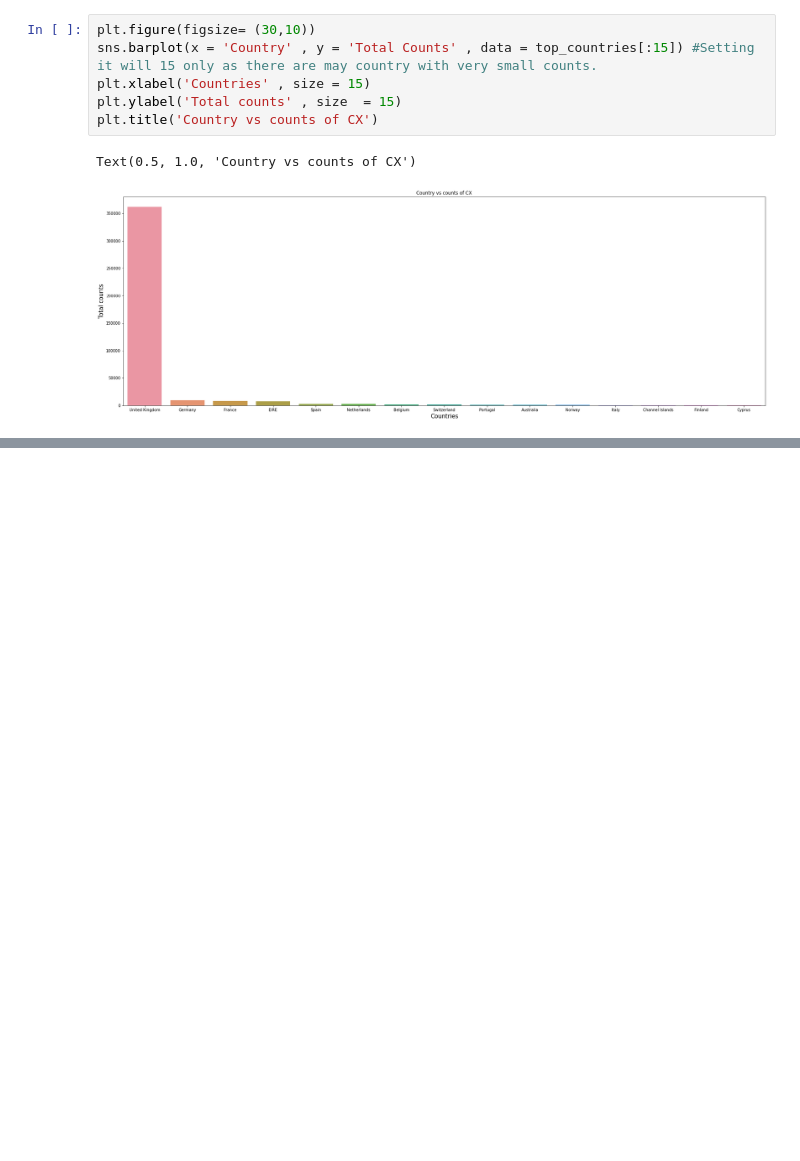
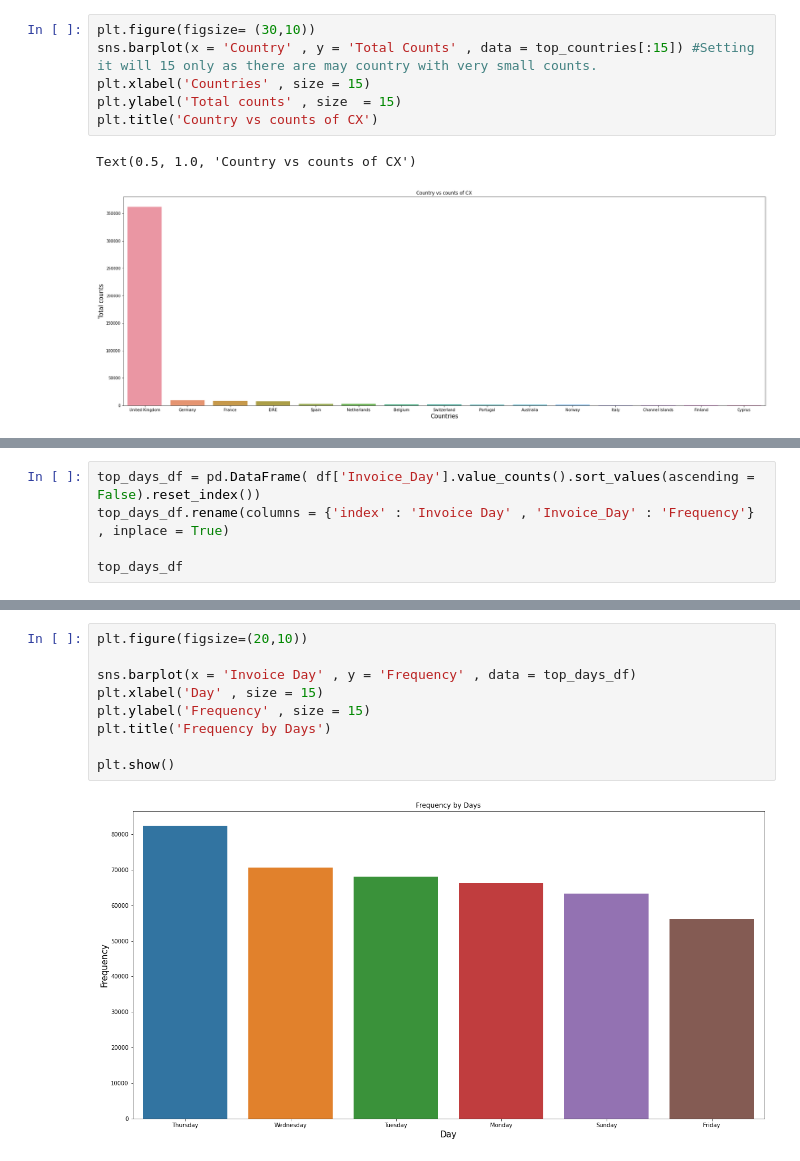
Before and after one commit to akashkivani/almabetter-Online-Retail-Customer-Segmentation-Project, a Jupyter notebook: Online_Retail_Customer_Segmentation_Capstone_Project_4.ipynb, the cells around one changed output, grey strips where cells are left out. Drawn from its saved outputs; the diff is of its cells as text; blank space fills up the shorter version.

```diff
--- a/Online_Retail_Customer_Segmentation_Capstone_Project_4.ipynb
+++ b/Online_Retail_Customer_Segmentation_Capstone_Project_4.ipynb
@@ -266,0 +326,5 @@ Text(0.5, 1.0, 'Country vs counts of CX')
+# %%
+top_days_df = pd.DataFrame( df['Invoice_Day'].value_counts().sort_values(ascending = False).reset_index())
+top_days_df.rename(columns = {'index' : 'Invoice Day' , 'Invoice_Day' : 'Frequency'} , inplace = True)
+
+top_days_df
@@ -266,0 +339,11 @@ Text(0.5, 1.0, 'Country vs counts of CX')
+# %%
+plt.figure(figsize=(20,10))
+
+sns.barplot(x = 'Invoice Day' , y = 'Frequency' , data = top_days_df)
+plt.xlabel('Day' , size = 15)
+plt.ylabel('Frequency' , size = 15)
+plt.title('Frequency by Days')
+
+plt.show()
+# %% [output]
+[figure, added]
```
Also changed, not shown: parts of 10 cells of this notebook.
